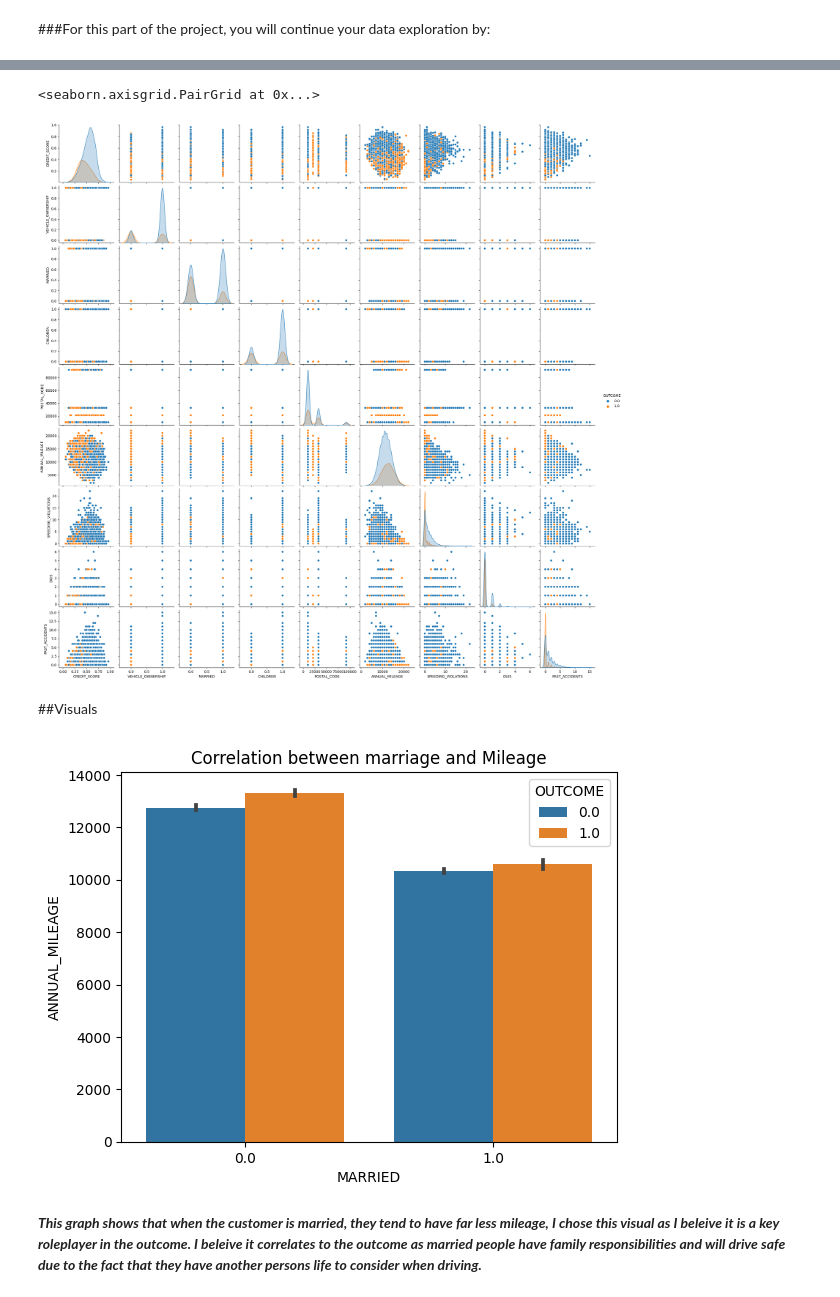
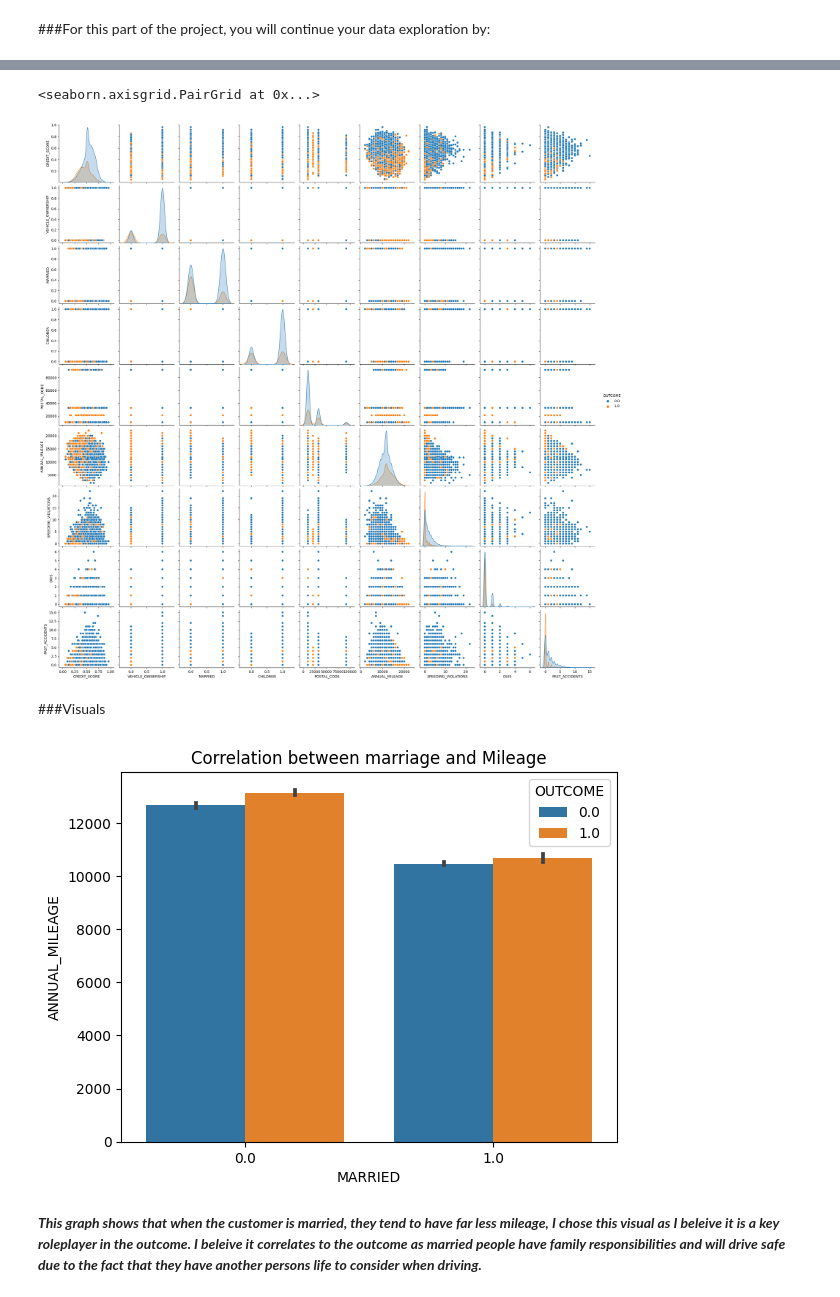
Before and after one commit to Sudo-CHRIS-dev/MachineLearning, a Jupyter notebook: Project2.ipynb, the cells around one changed output, grey strips where cells are left out. Drawn from its saved outputs; the diff is of its cells as text; code cells hidden in the pictures.

```diff
--- a/Project2.ipynb
+++ b/Project2.ipynb
@@ -281,17 +297,17 @@ plt.show()
 # %%
 # Let's just show all the plots and pick our favorite
-sns.pairplot(Insurance_df, hue='OUTCOME')
+sns.pairplot(EDA_Insurance_df, hue='OUTCOME')
 # %% [output]
 <seaborn.axisgrid.PairGrid at 0x...>
-[figure, old version]
+[figure, new version]
 # %% [markdown]
-##Visuals
+###Visuals
 # %%
 # Plot the data for Visual 1
 plt.title("Correlation between marriage and Mileage")
-ax = sns.barplot(x = 'MARRIED', y = 'ANNUAL_MILEAGE',hue = 'OUTCOME' , data = Insurance_df)
+ax = sns.barplot(x = 'MARRIED', y = 'ANNUAL_MILEAGE',hue = 'OUTCOME' , data = EDA_Insurance_df)
 # %% [output]
-[figure, old version]
+[figure, new version]
 # %% [markdown]
 ***This graph shows that when the customer is married, they tend to have far less mileage, I chose this visual as I beleive it is a key roleplayer in the outcome. I beleive it correlates to the outcome as married people have family responsibilities and will drive safe due to the fact that they have another persons life to consider when driving.***
 # %%
```
Also changed, not shown: parts of 61 cells of this notebook.
